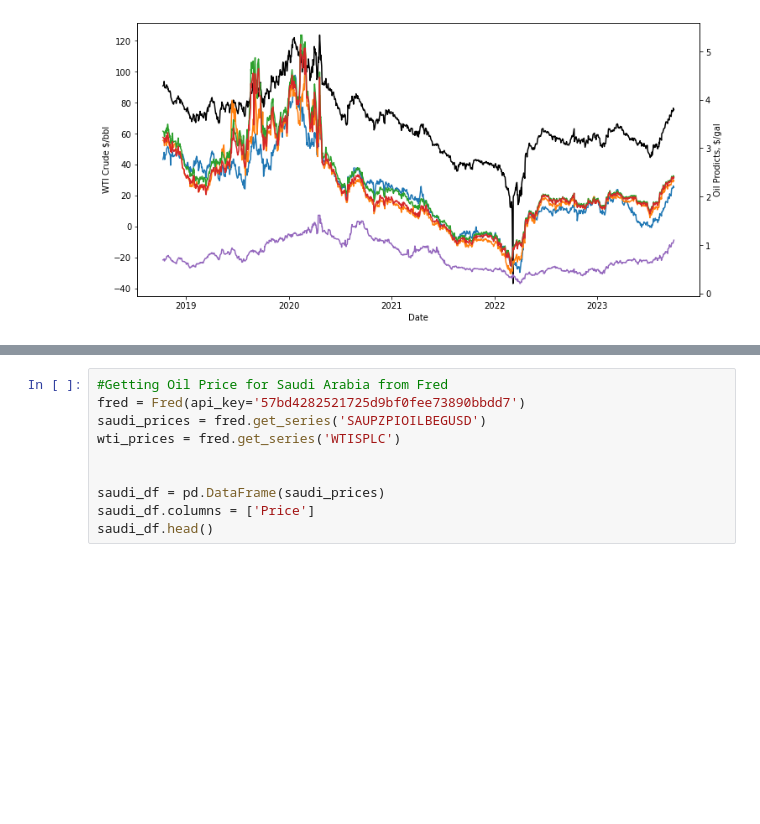
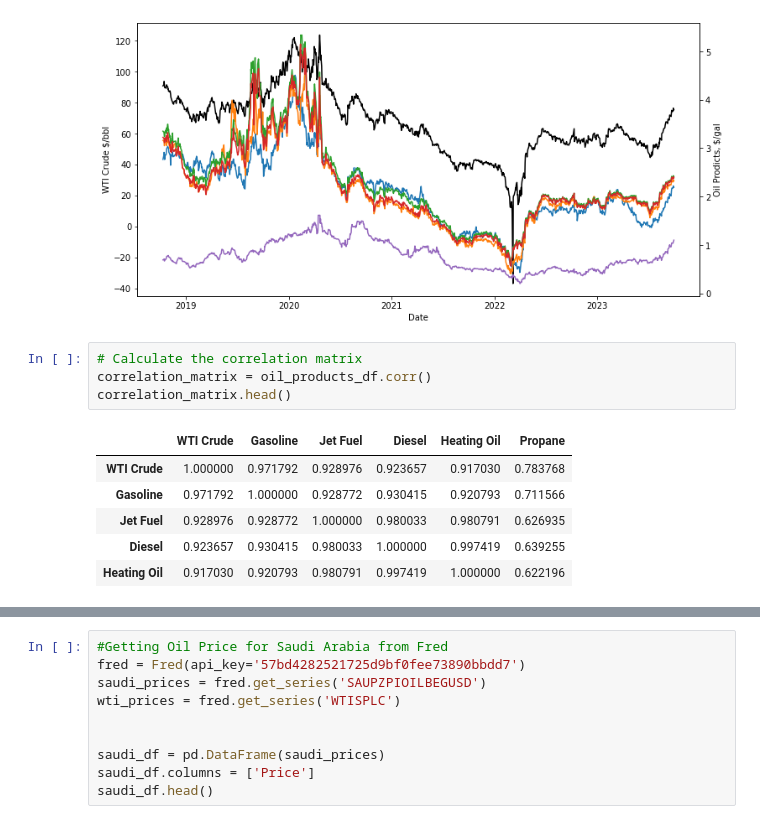
Before and after one commit to timdanilov/capstone-project, a Jupyter notebook: capstone.ipynb, the cells around one changed output, grey strips where cells are left out. Cells and saved outputs as stored; diff of their text form; blank space fills up the shorter version.

```diff
--- a/capstone.ipynb
+++ b/capstone.ipynb
@@ -90,3 +92,14 @@ for column in ['Gasoline', 'Jet Fuel', 'Diesel', 'Heating Oil', 'Propane']:
 plt.show()
 # %% [output]
 [figure]
+# %%
+# Calculate the correlation matrix
+correlation_matrix = oil_products_df.corr()
+correlation_matrix.head()
+# %% [output]
+|  | WTI Crude | Gasoline | Jet Fuel | Diesel | Heating Oil | Propane |
+| WTI Crude | 1.000000 | 0.971792 | 0.928976 | 0.923657 | 0.917030 | 0.783768 |
+| Gasoline | 0.971792 | 1.000000 | 0.928772 | 0.930415 | 0.920793 | 0.711566 |
+| Jet Fuel | 0.928976 | 0.928772 | 1.000000 | 0.980033 | 0.980791 | 0.626935 |
+| Diesel | 0.923657 | 0.930415 | 0.980033 | 1.000000 | 0.997419 | 0.639255 |
+| Heating Oil | 0.917030 | 0.920793 | 0.980791 | 0.997419 | 1.000000 | 0.622196 |
```
Also changed, not shown: parts of 2 cells of this notebook, 1 other file.
